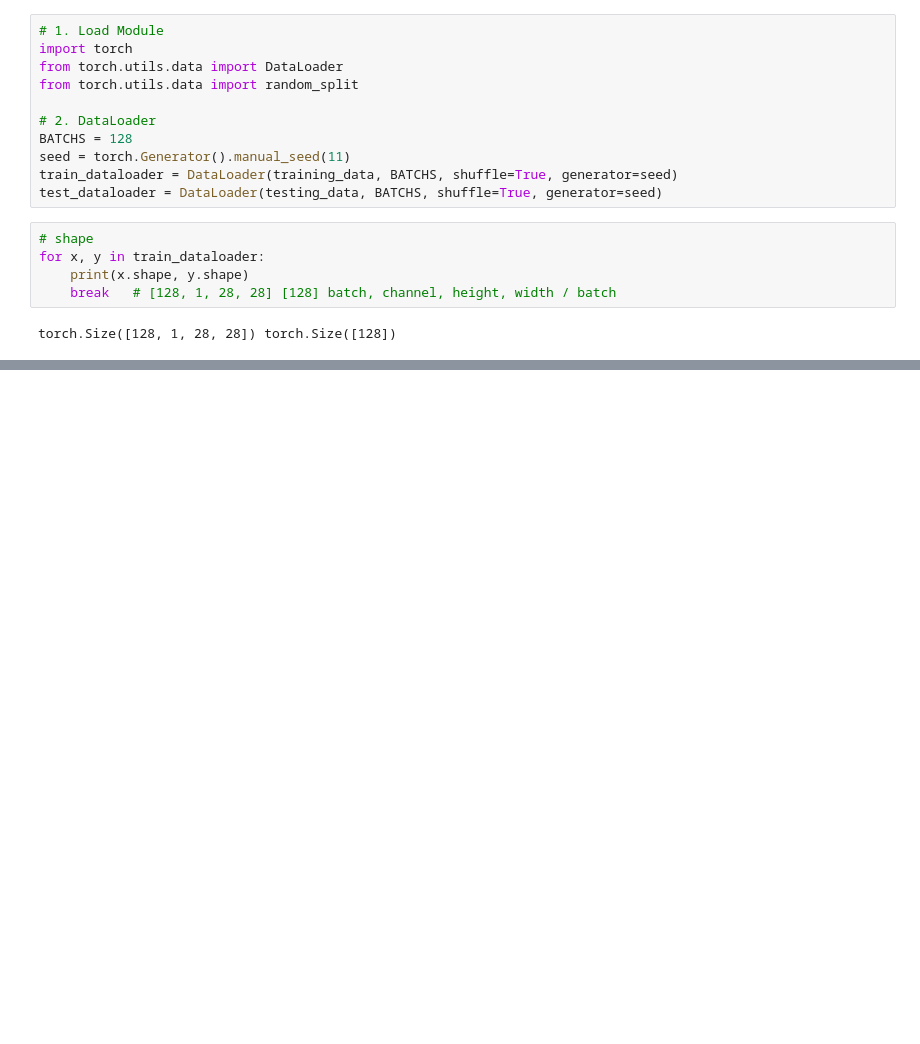
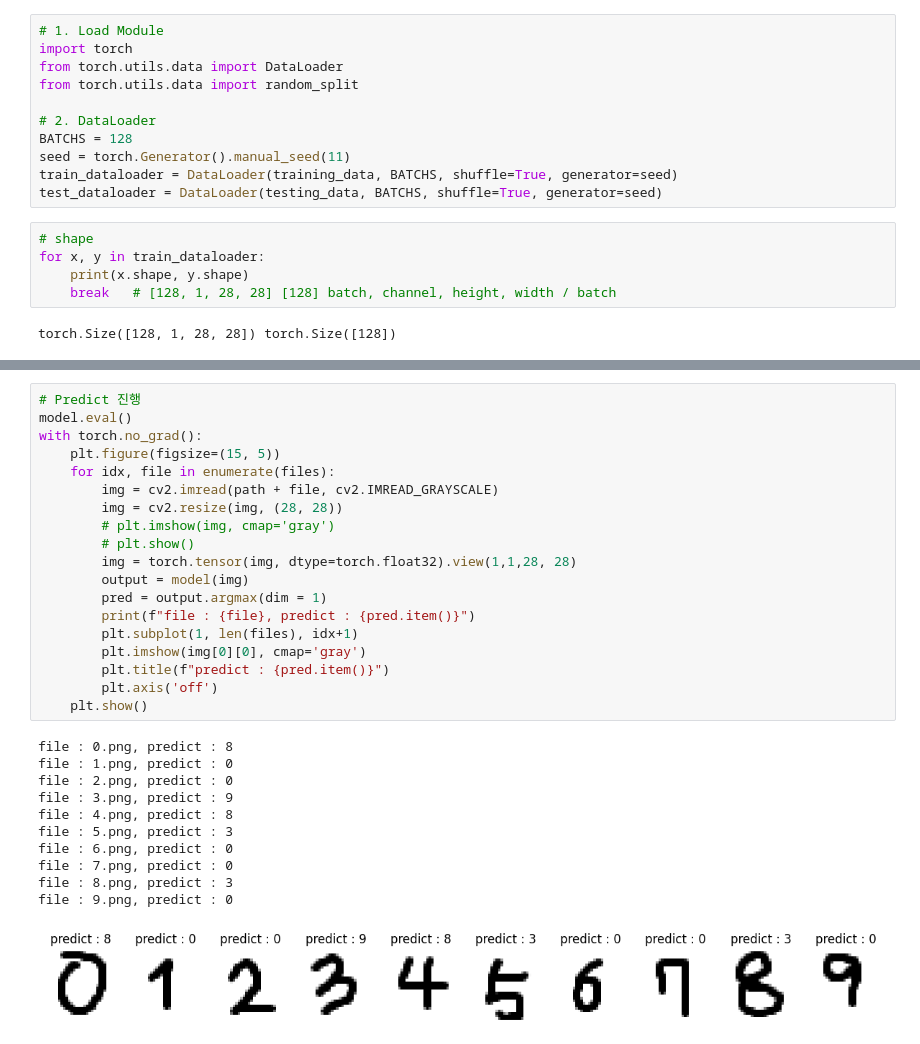
Before and after one commit to zeeenoo11/KDT5_Notes, a Jupyter notebook: EXAM_OpenCV/DAY2_Fri/BA01_cnn.ipynb, the cells around one changed output, grey strips where cells are left out. Drawn from its saved outputs; the diff is of its cells as text; blank space fills up the shorter version.

```diff
--- a/EXAM_OpenCV/DAY2_Fri/BA01_cnn.ipynb
+++ b/EXAM_OpenCV/DAY2_Fri/BA01_cnn.ipynb
@@ -210,0 +331,31 @@ class CNN(nn.Module):
+# %%
+# Predict 진행
+model.eval()
+with torch.no_grad():
+    plt.figure(figsize=(15, 5))
+    for idx, file in enumerate(files):
+        img = cv2.imread(path + file, cv2.IMREAD_GRAYSCALE)
+        img = cv2.resize(img, (28, 28))
+        # plt.imshow(img, cmap='gray')
+        # plt.show()
+        img = torch.tensor(img, dtype=torch.float32).view(1,1,28, 28)
+        output = model(img)
+        pred = output.argmax(dim = 1)
+        print(f"file : {file}, predict : {pred.item()}")
+        plt.subplot(1, len(files), idx+1)
+        plt.imshow(img[0][0], cmap='gray')
+        plt.title(f"predict : {pred.item()}")
+        plt.axis('off')
+    plt.show()
+# %% [output]
+file : 0.png, predict : 8
+file : 1.png, predict : 0
+file : 2.png, predict : 0
+file : 3.png, predict : 9
+file : 4.png, predict : 8
+file : 5.png, predict : 3
+file : 6.png, predict : 0
+file : 7.png, predict : 0
+file : 8.png, predict : 3
+file : 9.png, predict : 0
+[figure, added]
```
Also changed, not shown: parts of 33 cells of this notebook, 11 other files.
